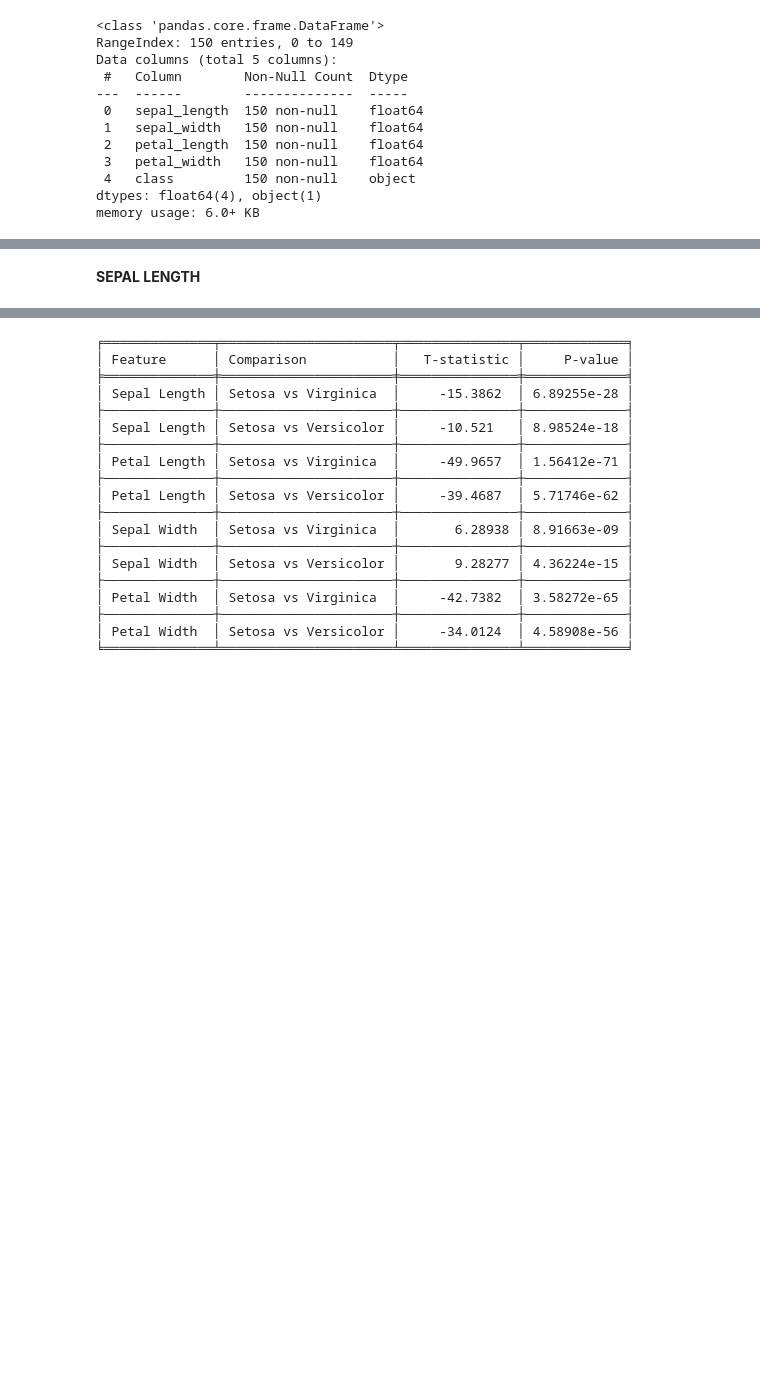
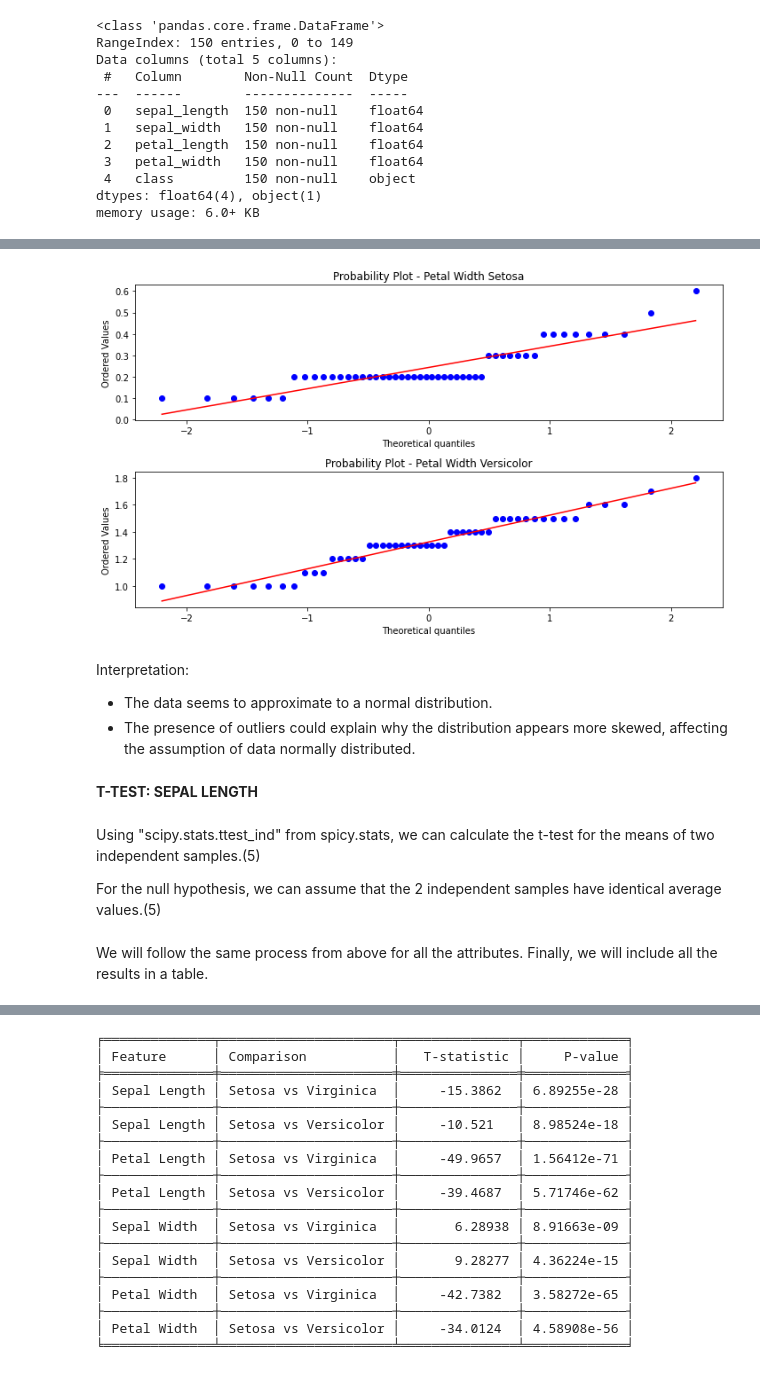
Before and after one commit to RobVergano/Machine-Learning, a Jupyter notebook: tasks.ipynb, the cells around one changed output, grey strips where cells are left out. Cells and saved outputs as stored; diff of their text form; code cells hidden in the pictures; blank space fills up the shorter version.

```diff
--- a/tasks.ipynb
+++ b/tasks.ipynb
@@ -458,3 +573,33 @@ memory usage: 6.0+ KB
+# %%
+# Probplot for petal_width_setosa and petal_width_versicolor
+import matplotlib.pyplot as plt
+from scipy.stats import probplot
+
+# Probability plots for each variable:
+plt.figure(figsize=(10, 6))
+
+# Probability plot for Petal Width Setosa
+plt.subplot(2, 1, 1)
+probplot(petal_width_setosa, plot=plt)
+plt.title('Probability Plot - Petal Width Setosa')
+
+# Probability plot for Petal Width Versicolor
+plt.subplot(2, 1, 2)
+probplot(petal_width_versicolor, plot=plt)
+plt.title('Probability Plot - Petal Width Versicolor')
+
+plt.tight_layout()
+plt.show()
+# %% [output]
+[figure, added]
+# %% [markdown]
+Interpretation:
+- The data seems to approximate to a normal distribution.
+- The presence of outliers could explain why the distribution appears more skewed, affecting the assumption of data normally distributed.
 # %% [markdown]
-**SEPAL LENGTH**
+**T-TEST: SEPAL LENGTH**
+# %% [markdown]
+Using "scipy.stats.ttest_ind" from spicy.stats, we can calculate the t-test for the means of two independent samples.(5)
+
+For the null hypothesis, we can assume that the 2 independent samples have identical average values.(5)
 # %%
@@ -495,4 +644,6 @@ t_test_setosa_vs_virginica.append(t_test_result)
 # Call the function for Setosa vs Versicolor and append the result to the list
 t_test_result = t_test_sepal_length(sepal_lengths_by_class["setosa"], sepal_lengths_by_class["versicolor"])
 t_test_setosa_vs_versicolor.append(t_test_result)
+# %% [markdown]
+We will follow the same process from above for all the attributes. Finally, we will include all the results in a table.
 # %% [markdown]
```
Also changed, not shown: parts of 37 cells of this notebook.
